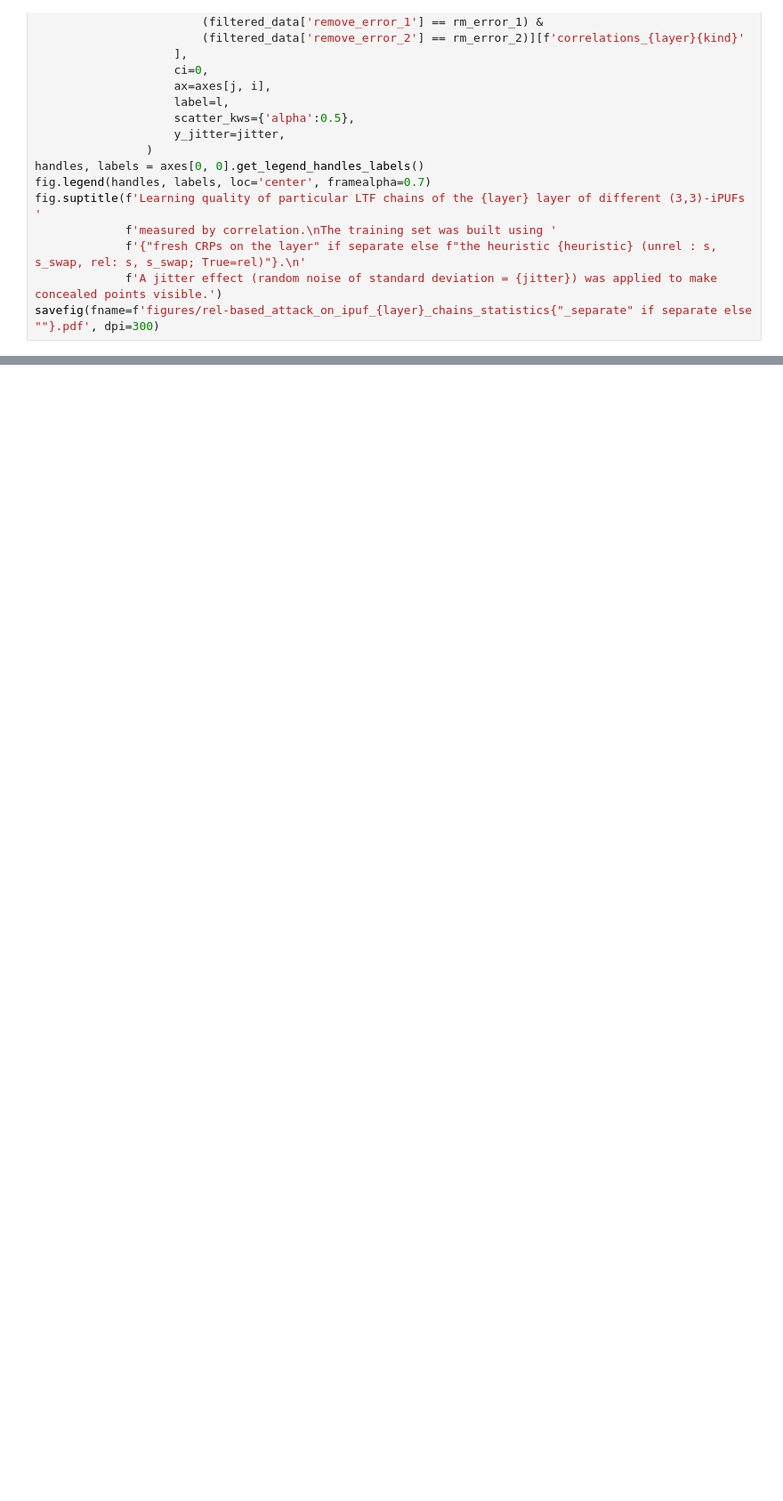
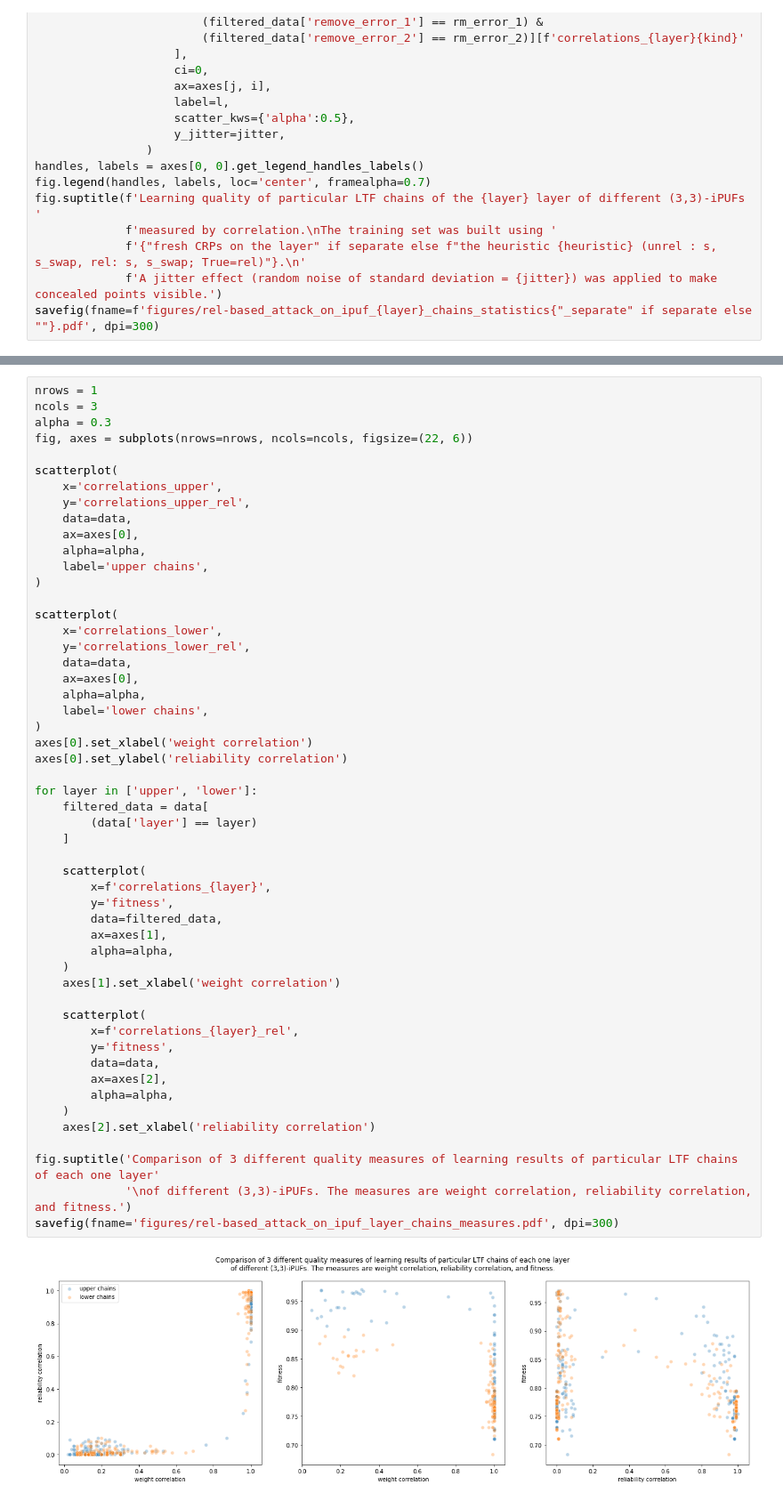
Before and after one commit to nils-wisiol/pypuf, a Jupyter notebook: visualize_custom_layer_attack_statistics.ipynb, the cells around one changed output, grey strips where cells are left out. Shown at 89% size. Cells and saved outputs as stored; diff of their text form; blank space fills up the shorter version.

```diff
--- a/visualize_custom_layer_attack_statistics.ipynb
+++ b/visualize_custom_layer_attack_statistics.ipynb
@@ -120,0 +157,54 @@ savefig(fname='figures/rel-based_attack_on_ipuf_layer_chains_heuristics.pdf', dp
+# %%
+nrows = 1
+ncols = 3
+alpha = 0.3
+fig, axes = subplots(nrows=nrows, ncols=ncols, figsize=(22, 6))
+
+scatterplot(
+    x='correlations_upper',
+    y='correlations_upper_rel',
+    data=data,
+    ax=axes[0],
+    alpha=alpha,
+    label='upper chains',
+)
+
+scatterplot(
+    x='correlations_lower',
+    y='correlations_lower_rel',
+    data=data,
+    ax=axes[0],
+    alpha=alpha,
+    label='lower chains',
+)
+axes[0].set_xlabel('weight correlation')
+axes[0].set_ylabel('reliability correlation')
+
+for layer in ['upper', 'lower']:
+    filtered_data = data[
+        (data['layer'] == layer)
+    ]
+
+    scatterplot(
+        x=f'correlations_{layer}',
+        y='fitness',
+        data=filtered_data,
+        ax=axes[1],
+        alpha=alpha,
+    )
+    axes[1].set_xlabel('weight correlation')
+
+    scatterplot(
+        x=f'correlations_{layer}_rel',
+        y='fitness',
+        data=data,
+        ax=axes[2],
+        alpha=alpha,
+    )
+    axes[2].set_xlabel('reliability correlation')
+
+fig.suptitle('Comparison of 3 different quality measures of learning results of particular LTF chains of each one layer'
+             '\nof different (3,3)-iPUFs. The measures are weight correlation, reliability correlation, and fitness.')
+savefig(fname='figures/rel-based_attack_on_ipuf_layer_chains_measures.pdf', dpi=300)
+# %% [output]
+[figure, added]
```
Also changed, not shown: parts of 3 cells of this notebook.
